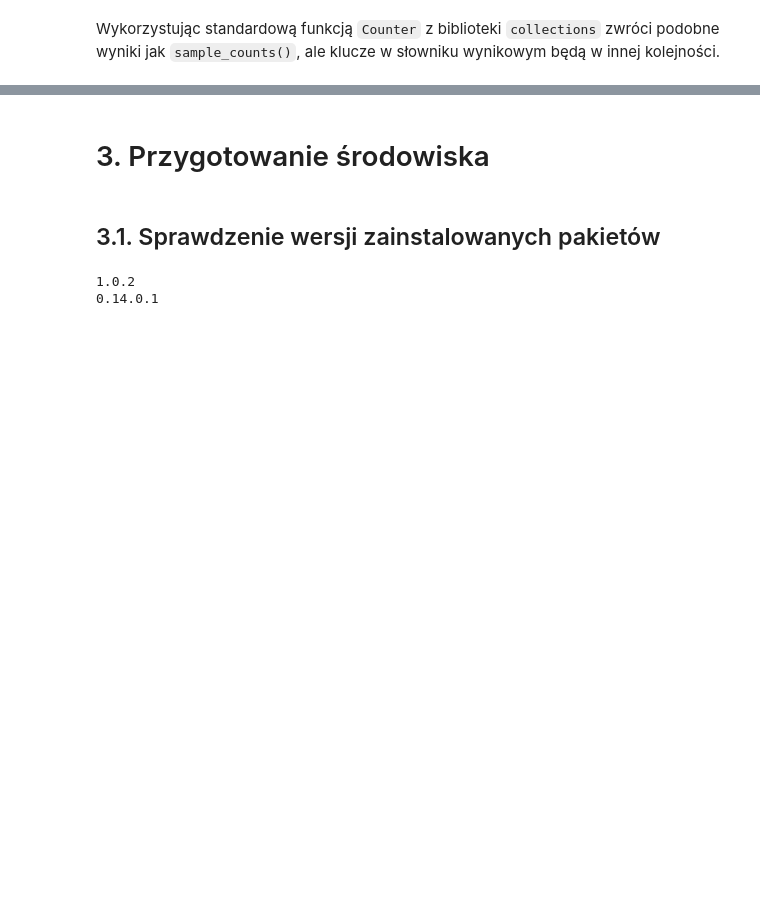
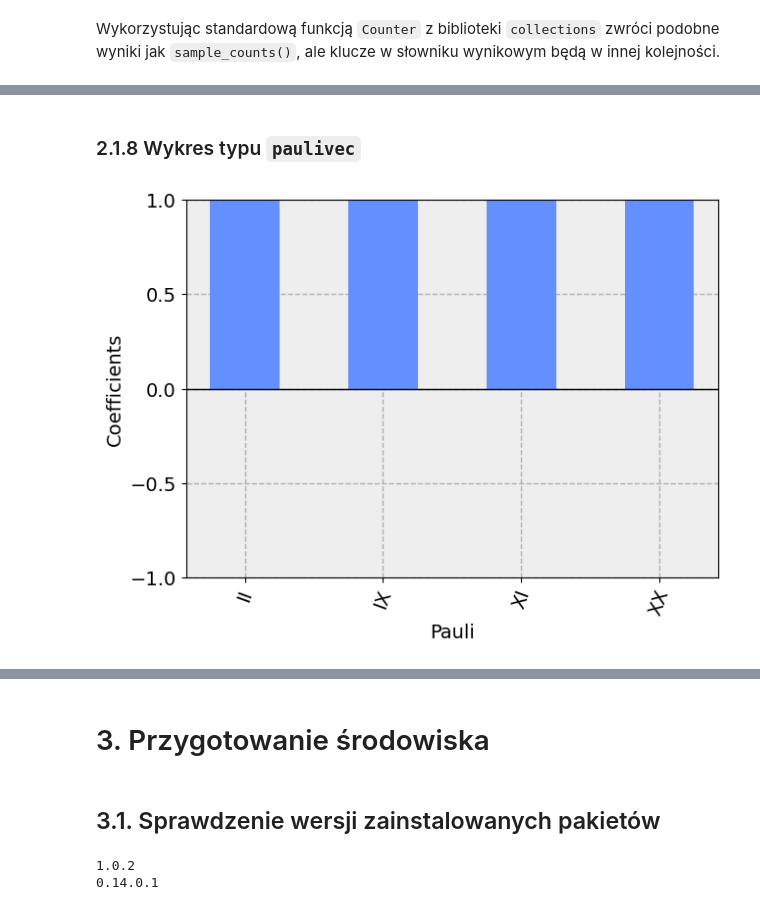
Before and after one commit to bojaruniec/ksi_dokt, a Jupyter notebook: deutsch_jozsa_opis.ipynb, the cells around one changed output, grey strips where cells are left out. Saved outputs shown, nothing was run; the diff lists cells and outputs as text; code cells hidden in the pictures; blank space fills up the shorter version.

```diff
--- a/deutsch_jozsa_opis.ipynb
+++ b/deutsch_jozsa_opis.ipynb
@@ -112,0 +179,6 @@ Counter({'01': 264, '00': 256, '11': 252, '10': 252})
+# %% [markdown]
+### 2.1.8 Wykres typu `paulivec`
+# %%
+ψ.draw('paulivec')
+# %% [output]
+[figure, added]
```
Also changed, not shown: parts of 39 cells of this notebook.
